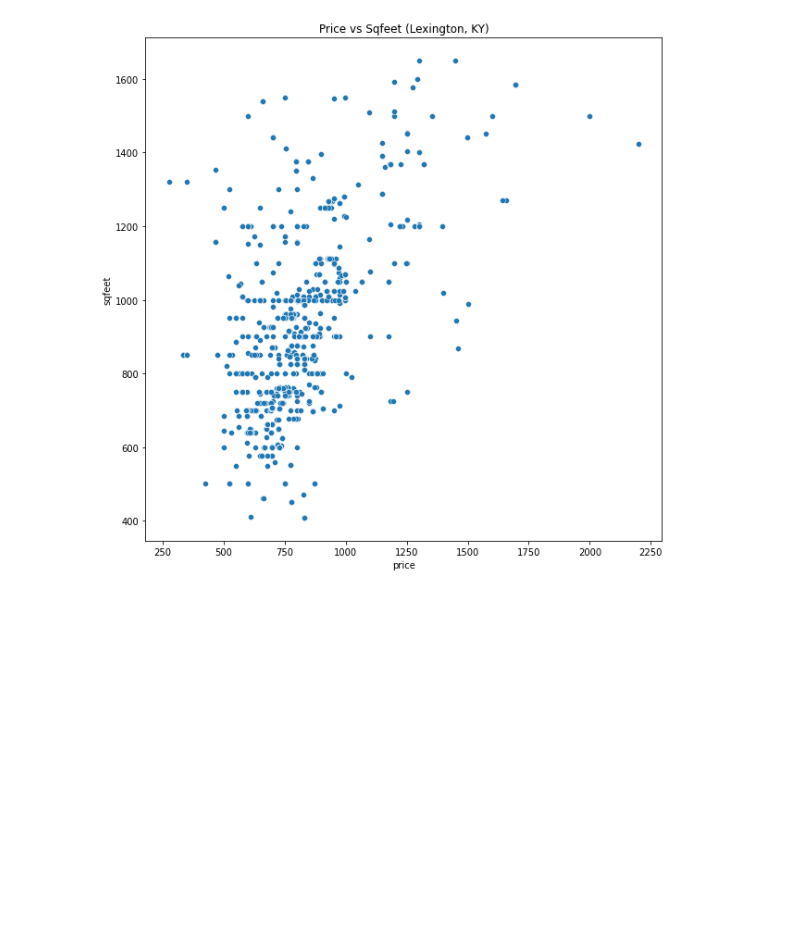
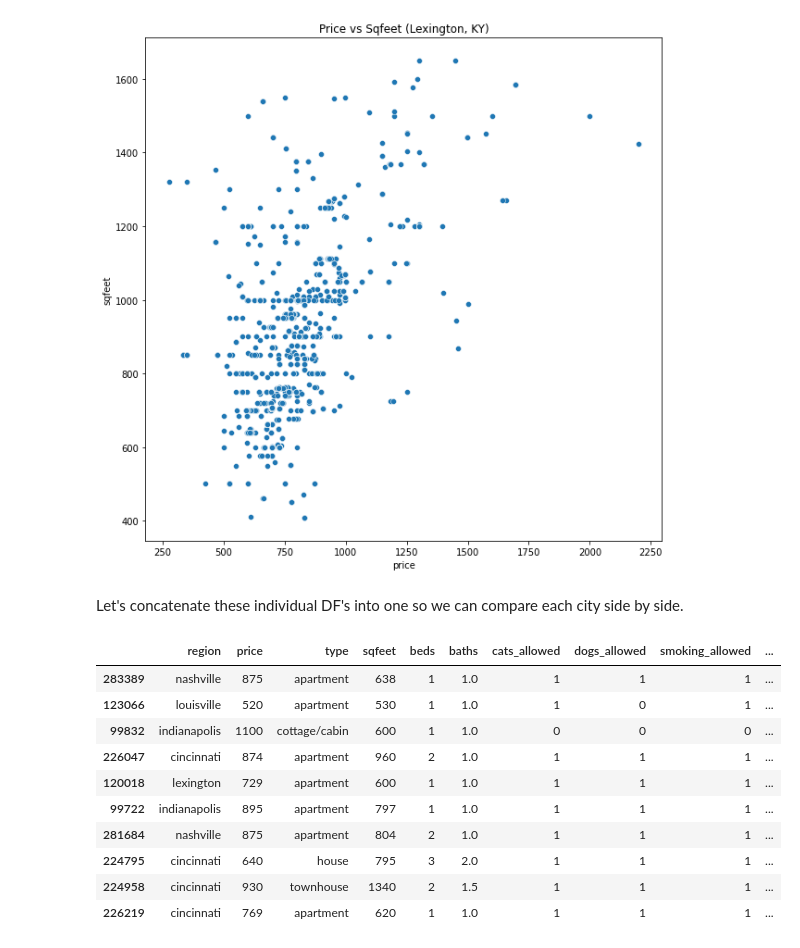
Before and after one commit to moferg/usa-housing-analysis, a Jupyter notebook: usa_housing_analysis.ipynb, the cells around one changed output. Saved outputs shown, nothing was run; the diff lists cells and outputs as text; code cells hidden in the pictures; blank space fills up the shorter version.

```diff
--- a/usa_housing_analysis.ipynb
+++ b/usa_housing_analysis.ipynb
@@ -923,3 +923,21 @@ sns.scatterplot(x='price', y='sqfeet', data=df_lexington).set_title('Price vs Sq
 # %% [output]
 Text(0.5, 1.0, 'Price vs Sqfeet (Lexington, KY)')
 [figure]
+# %% [markdown]
+Let's concatenate these individual DF's into one so we can compare each city side by side.
+# %%
+df_cities = pd.concat([df_louisville, df_nashville, df_cincinnati, df_indianapolis, df_lexington])
+
+df_cities.sample(10)
+# %% [output]
+|  | region | price | type | sqfeet | beds | baths | cats_allowed | dogs_allowed | smoking_allowed | ... |
+| 283389 | nashville | 875 | apartment | 638 | 1 | 1.0 | 1 | 1 | 1 | ... |
+| 123066 | louisville | 520 | apartment | 530 | 1 | 1.0 | 1 | 0 | 1 | ... |
+| 99832 | indianapolis | 1100 | cottage/cabin | 600 | 1 | 1.0 | 0 | 0 | 0 | ... |
+| 226047 | cincinnati | 874 | apartment | 960 | 2 | 1.0 | 1 | 1 | 1 | ... |
+| 120018 | lexington | 729 | apartment | 600 | 1 | 1.0 | 1 | 1 | 1 | ... |
+| 99722 | indianapolis | 895 | apartment | 797 | 1 | 1.0 | 1 | 1 | 1 | ... |
+| 281684 | nashville | 875 | apartment | 804 | 2 | 1.0 | 1 | 1 | 1 | ... |
+| 224795 | cincinnati | 640 | house | 795 | 3 | 2.0 | 1 | 1 | 1 | ... |
+| 224958 | cincinnati | 930 | townhouse | 1340 | 2 | 1.5 | 1 | 1 | 1 | ... |
+| 226219 | cincinnati | 769 | apartment | 620 | 1 | 1.0 | 1 | 1 | 1 | ... |
```
Also changed, not shown: parts of 3 cells of this notebook.
